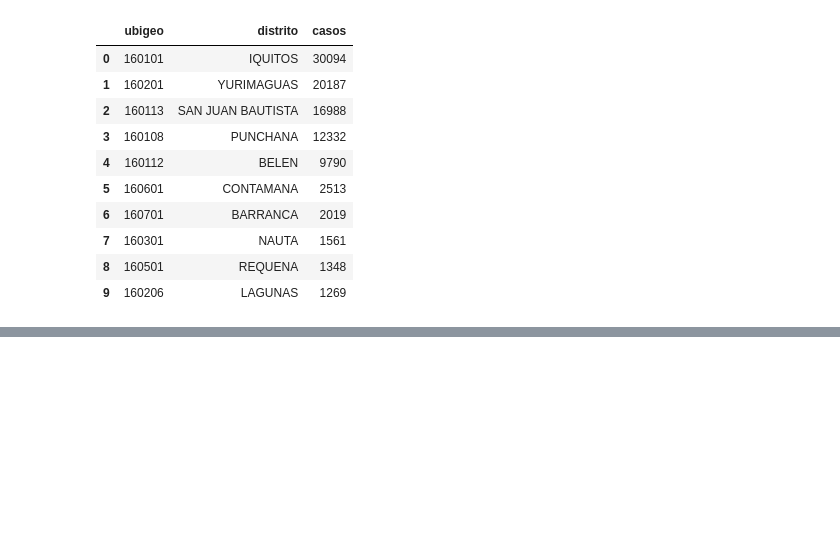
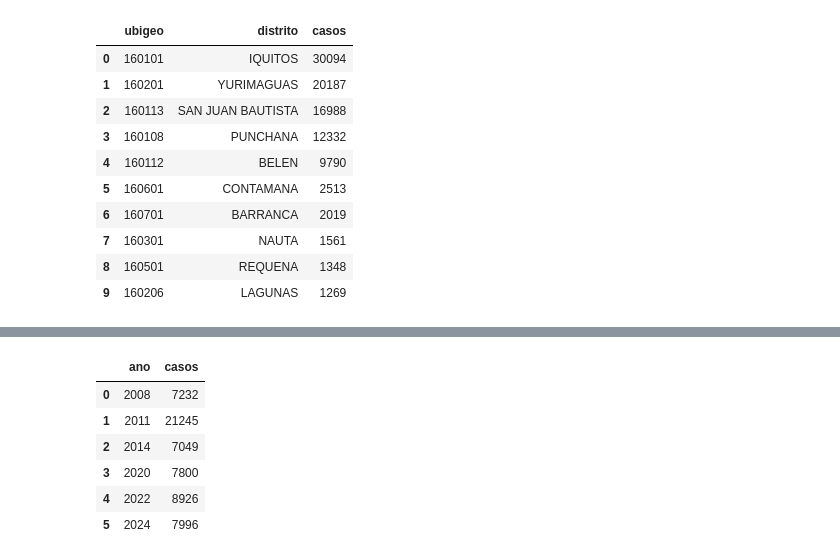
Before and after one commit to David-Sac/dengue-loreto, a Jupyter notebook: notebooks/03_sql.ipynb, the cells around one changed output, grey strips where cells are left out. Cells and saved outputs as stored; diff of their text form; code cells hidden in the pictures; blank space fills up the shorter version.

```diff
--- a/notebooks/03_sql.ipynb
+++ b/notebooks/03_sql.ipynb
@@ -143,0 +266,17 @@ ORDER BY ano
+# %%
+# Años con más de 7,000 casos
+consulta("""
+SELECT ano, COUNT(*) AS casos
+FROM casos
+GROUP BY ano
+HAVING COUNT(*) > 7000
+ORDER BY ano
+""")
+# %% [output]
+|  | ano | casos |
+| 0 | 2008 | 7232 |
+| 1 | 2011 | 21245 |
+| 2 | 2014 | 7049 |
+| 3 | 2020 | 7800 |
+| 4 | 2022 | 8926 |
+| 5 | 2024 | 7996 |
```
Also changed, not shown: parts of 19 cells of this notebook.
